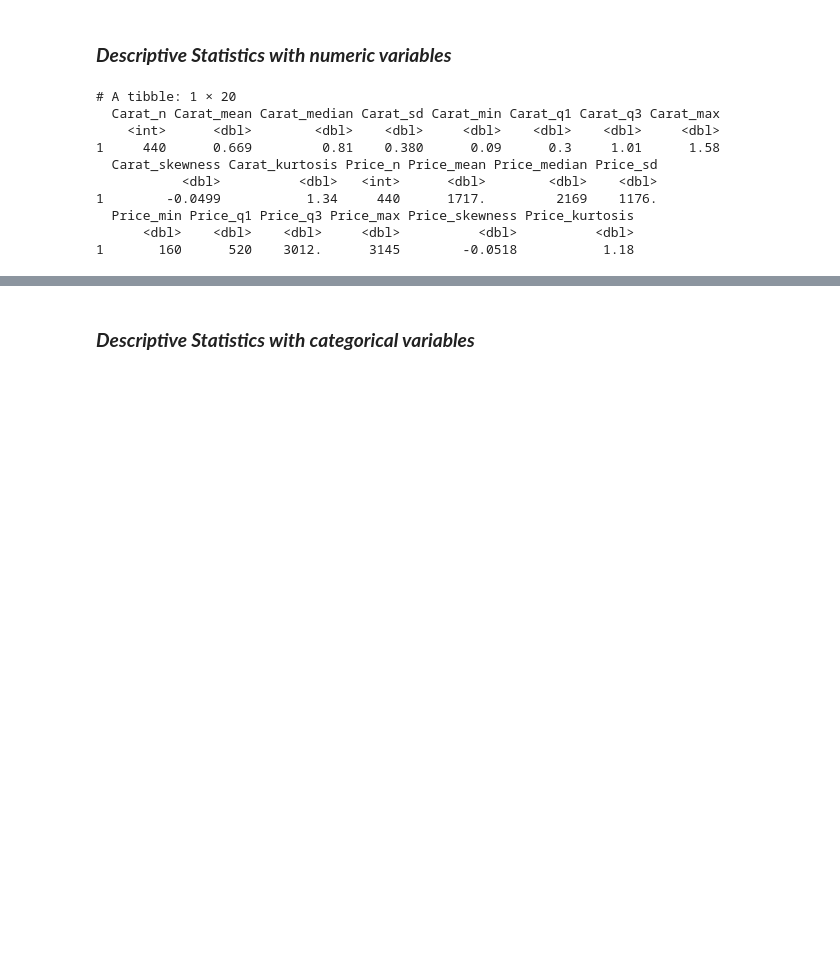
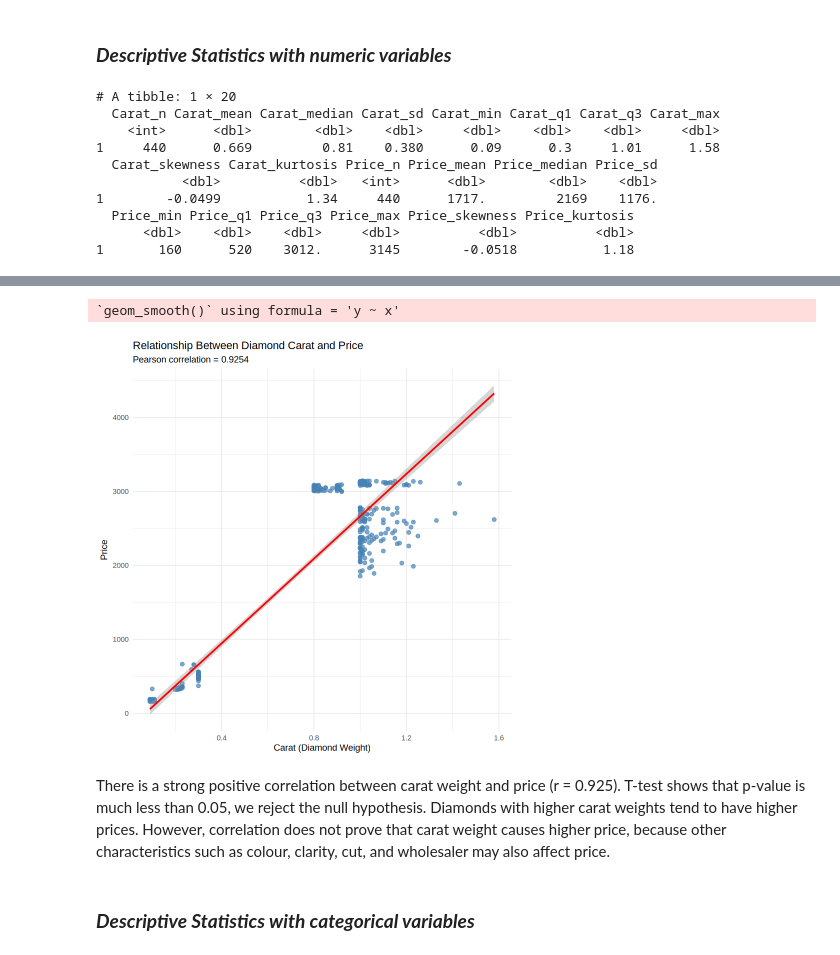
Before and after one commit to iplaycos1-crypto/MBA6636, a Jupyter notebook: Copy_of_MBA6636_3769291_Sun_DEA.ipynb, the cells around one changed output, grey strips where cells are left out. Drawn from its saved outputs; the diff is of its cells as text; code cells hidden in the pictures; blank space fills up the shorter version.

```diff
--- a/Copy_of_MBA6636_3769291_Sun_DEA.ipynb
+++ b/Copy_of_MBA6636_3769291_Sun_DEA.ipynb
@@ -294,3 +328,19 @@ print(numeric_summary, width= Inf)
+# %%
+ggplot(diamonds_clean, aes(x = Carat, y = Price)) +
+  geom_point(color = "steelblue", alpha = 0.7, size = 2) +
+  geom_smooth(method = "lm", se = TRUE, color = "red") +
+  labs(
+    title = "Relationship Between Diamond Carat and Price",
+    subtitle = "Pearson correlation = 0.9254",
+    x = "Carat (Diamond Weight)",
+    y = "Price"
+  ) +
+  theme_minimal()
+# %% [output]
+`geom_smooth()` using formula = 'y ~ x'
+[figure, added]
+# %% [markdown]
+There is a strong positive correlation between carat weight and price (r = 0.925). T-test shows that p-value is much less than 0.05, we reject the null hypothesis. Diamonds with higher carat weights tend to have higher prices. However, correlation does not prove that carat weight causes higher price, because other characteristics such as colour, clarity, cut, and wholesaler may also affect price.
 # %% [markdown]
 ### ***Descriptive Statistics with categorical variables***
 # %%
```
Also changed, not shown: parts of 8 cells of this notebook.
